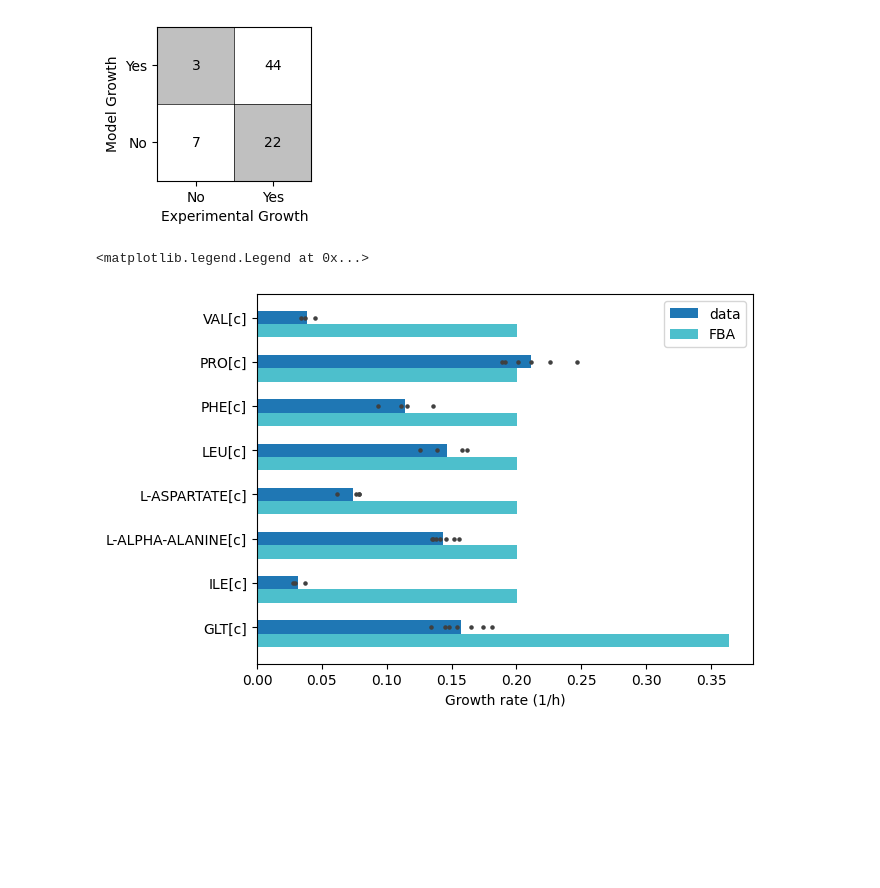
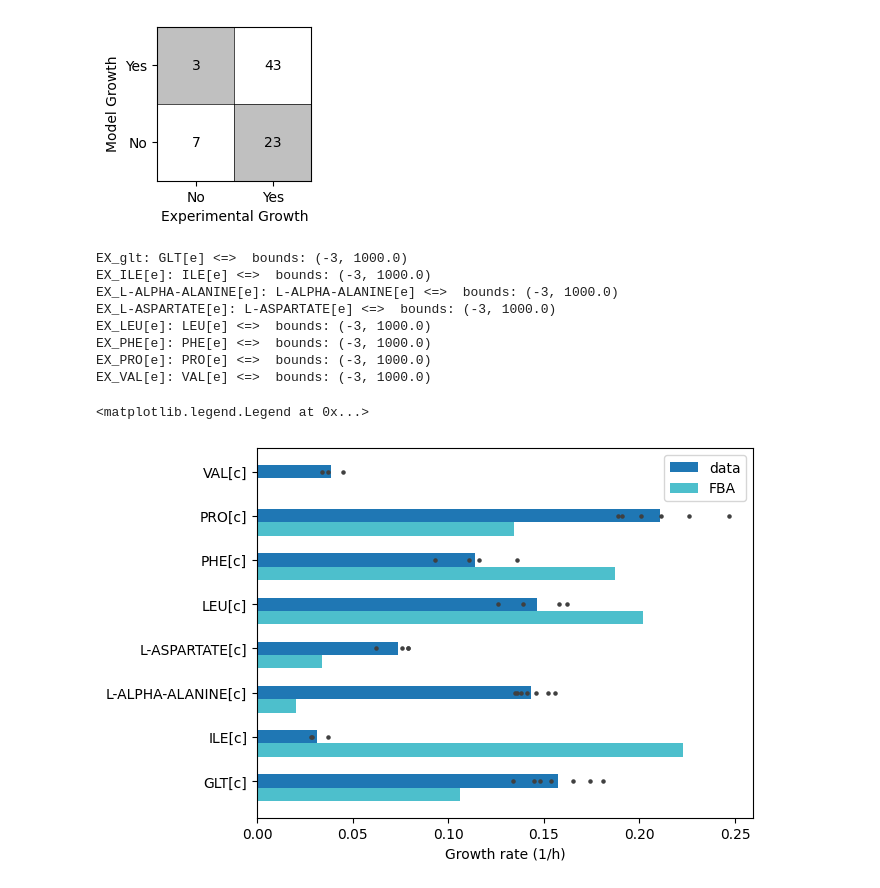
Before and after one commit to C-CoMP-STC/rpom-fba, a Jupyter notebook: figures/growth_no_growth.ipynb, the cells around one changed output. Cells and saved outputs as stored; diff of their text form; code cells hidden in the pictures; blank space fills up the shorter version.

Commit message:
fix bugs in growth rates plot, add bge data comparison

```diff
--- a/figures/growth_no_growth.ipynb
+++ b/figures/growth_no_growth.ipynb
@@ -171,8 +222,8 @@ fig, ax = plt.subplots()
 img = ax.imshow(np.array([[1, 0],
                           [0, 1]]), cmap="Greys_r", alpha=0.25)
 
-for (true, model), count in counts.items():
-    ax.text(true, model, count, ha="center", va="center")
+for (true, model_grows), count in counts.items():
+    ax.text(true, model_grows, count, ha="center", va="center")
 
 
 ax.hlines(0.5, -0.5, 1.5, color="0", lw=0.5)
@@ -197,19 +248,23 @@ mu_df = pd.read_csv("../data/clean/growth/growth_rates.csv")
 
 substrates = []
 growth_rates = []
-data_growth_rates = []
 for met, mu in mu_df.groupby("ID")["mu"].mean().items():
     met = met.split("[")[0]
     substrates.append(met)
-    data_growth_rates.append(mu)
 
     # Get model growth rate
     with model:
+        # Get cytosolic metabolite
+        met_c = model.metabolites.get_by_id(met + "[c]")
+
         # Get or create external metabolite
         try:
             met_e = model.metabolites.get_by_id(f"{met}[e]")
         except:
-            met_e = Metabolite(f"{met}[e]", name=met, compartment="e")
+            met_e = Metabolite(f"{met}[e]",
+                               formula=met_c.formula,
+                               name=met,
+                               compartment="e")
             model.add_metabolites([met_e])
 
         # Get or create exchange reaction
@@ -222,36 +277,47 @@ for met, mu in mu_df.groupby("ID")["mu"].mean().items():
             met_c : 1
         })
         model.add_reactions([transport])
 
         # Bound and solve
-        with warnings.catch_warnings():
-            warnings.simplefilter("ignore")
-            set_active_bound(ex_met, 3)
-            sol = model.optimize()
+        set_active_bound(ex_met, 3)
+        print(f"{ex_met} bounds: {ex_met.bounds}")
+        sol = model.optimize()
+
+        if sol.status != "infeasible":
             growth_rates.append(sol.objective_value)
+        else:
+            growth_rates.append(0)
 
 mu_means = mu_df.groupby("ID")["mu"].mean()
 
 met_y = {
     met : i for i, met in enumerate(mu_means.index)
 }
 
 fig, ax = plt.subplots()
 ax.barh([met_y[met] for met in mu_means.index],
         mu_means,
         label="data",
         height=0.3)
 ax.barh([met_y[met] - 0.3 for met in mu_means.index],
         growth_rates,
         color=(0.3, 0.75, 0.8),
         label="FBA",
         height=0.3)
 ax.scatter(mu_df["mu"], [met_y[met] for met in mu_df["ID"]], color="0.25", s=5)
 
 ax.set_yticks(np.arange(len(mu_means)), mu_means.index)
 
 ax.set_xlabel("Growth rate (1/h)")
 ax.legend()
 # %% [output]
-<matplotlib.legend.Legend at 0x...>
+EX_glt: GLT[e] <=>  bounds: (-3, 1000.0)
+EX_ILE[e]: ILE[e] <=>  bounds: (-3, 1000.0)
+EX_L-ALPHA-ALANINE[e]: L-ALPHA-ALANINE[e] <=>  bounds: (-3, 1000.0)
+EX_L-ASPARTATE[e]: L-ASPARTATE[e] <=>  bounds: (-3, 1000.0)
+EX_LEU[e]: LEU[e] <=>  bounds: (-3, 1000.0)
+EX_PHE[e]: PHE[e] <=>  bounds: (-3, 1000.0)
+EX_PRO[e]: PRO[e] <=>  bounds: (-3, 1000.0)
+EX_VAL[e]: VAL[e] <=>  bounds: (-3, 1000.0)
+<matplotlib.legend.Legend at 0x...>
-[figure, old version]
+[figure, new version]
```
Also changed, not shown: parts of 5 cells of this notebook, 2 other files.
